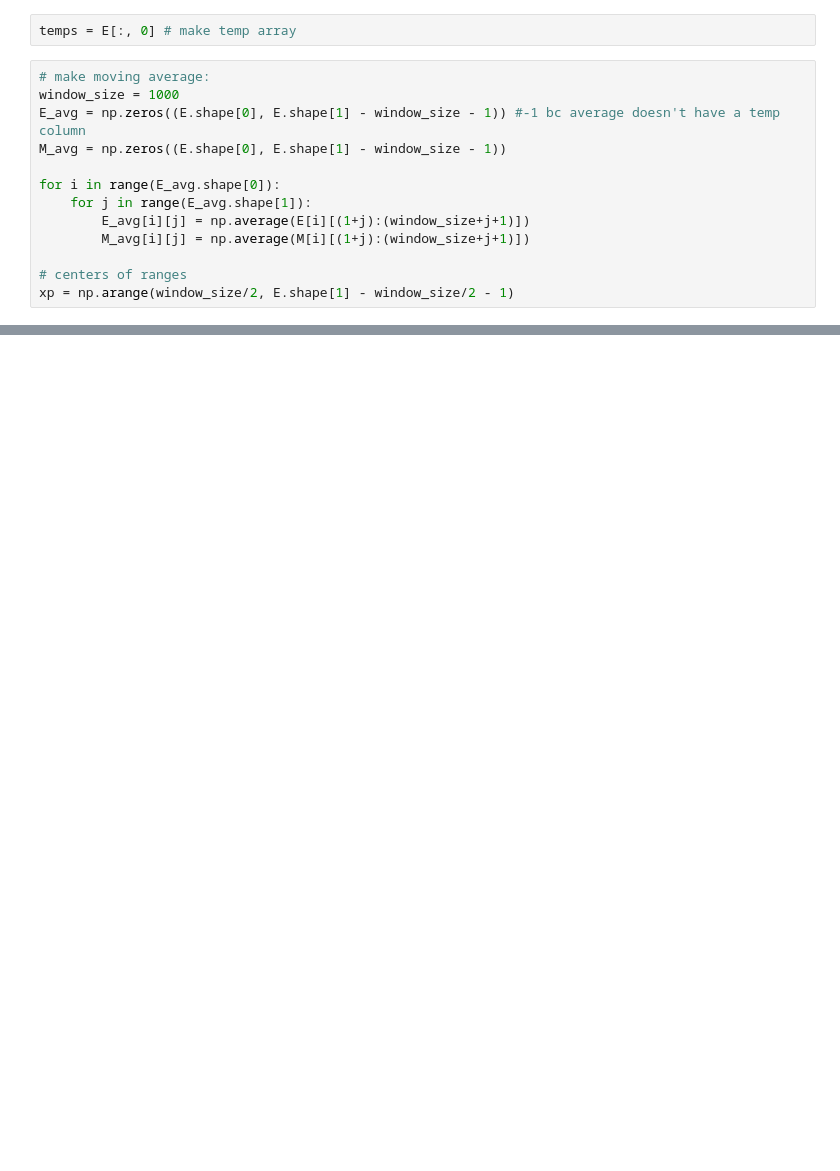
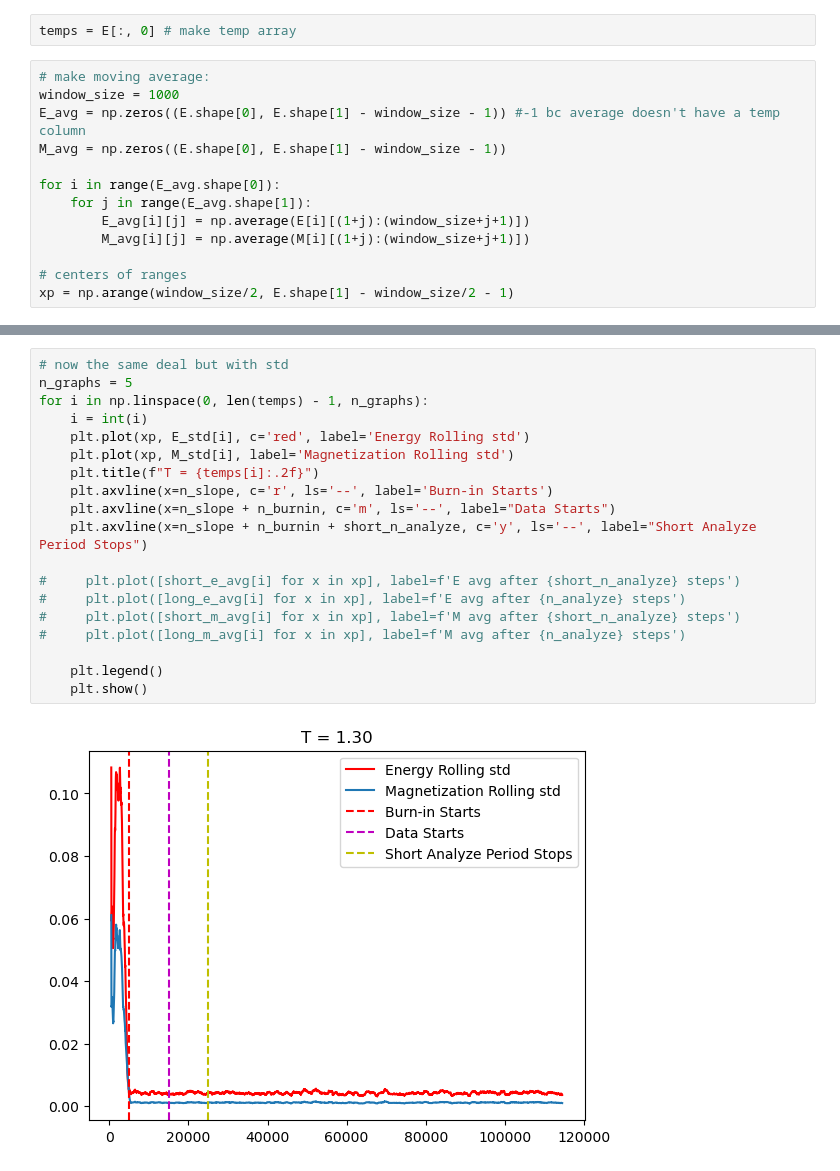
Before and after one commit to aderhall/phys382ising, a Jupyter notebook: Convergence.ipynb, the cells around one changed output, grey strips where cells are left out. Saved outputs shown, nothing was run; the diff lists cells and outputs as text; blank space fills up the shorter version.

```diff
--- a/Convergence.ipynb
+++ b/Convergence.ipynb
@@ -93,0 +140,21 @@ for i in np.linspace(0, len(temps) - 1, n_graphs):
+# %%
+# now the same deal but with std
+n_graphs = 5
+for i in np.linspace(0, len(temps) - 1, n_graphs):
+    i = int(i)
+    plt.plot(xp, E_std[i], c='red', label='Energy Rolling std')
+    plt.plot(xp, M_std[i], label='Magnetization Rolling std')
+    plt.title(f"T = {temps[i]:.2f}")
+    plt.axvline(x=n_slope, c='r', ls='--', label='Burn-in Starts')
+    plt.axvline(x=n_slope + n_burnin, c='m', ls='--', label="Data Starts")
+    plt.axvline(x=n_slope + n_burnin + short_n_analyze, c='y', ls='--', label="Short Analyze Period Stops")
+
+#     plt.plot([short_e_avg[i] for x in xp], label=f'E avg after {short_n_analyze} steps')
+#     plt.plot([long_e_avg[i] for x in xp], label=f'E avg after {n_analyze} steps')
+#     plt.plot([short_m_avg[i] for x in xp], label=f'M avg after {short_n_analyze} steps')
+#     plt.plot([long_m_avg[i] for x in xp], label=f'M avg after {n_analyze} steps')
+
+    plt.legend()
+    plt.show()
+# %% [output]
+[figure, added]
```
Also changed, not shown: parts of 13 cells of this notebook, 17 other files.
